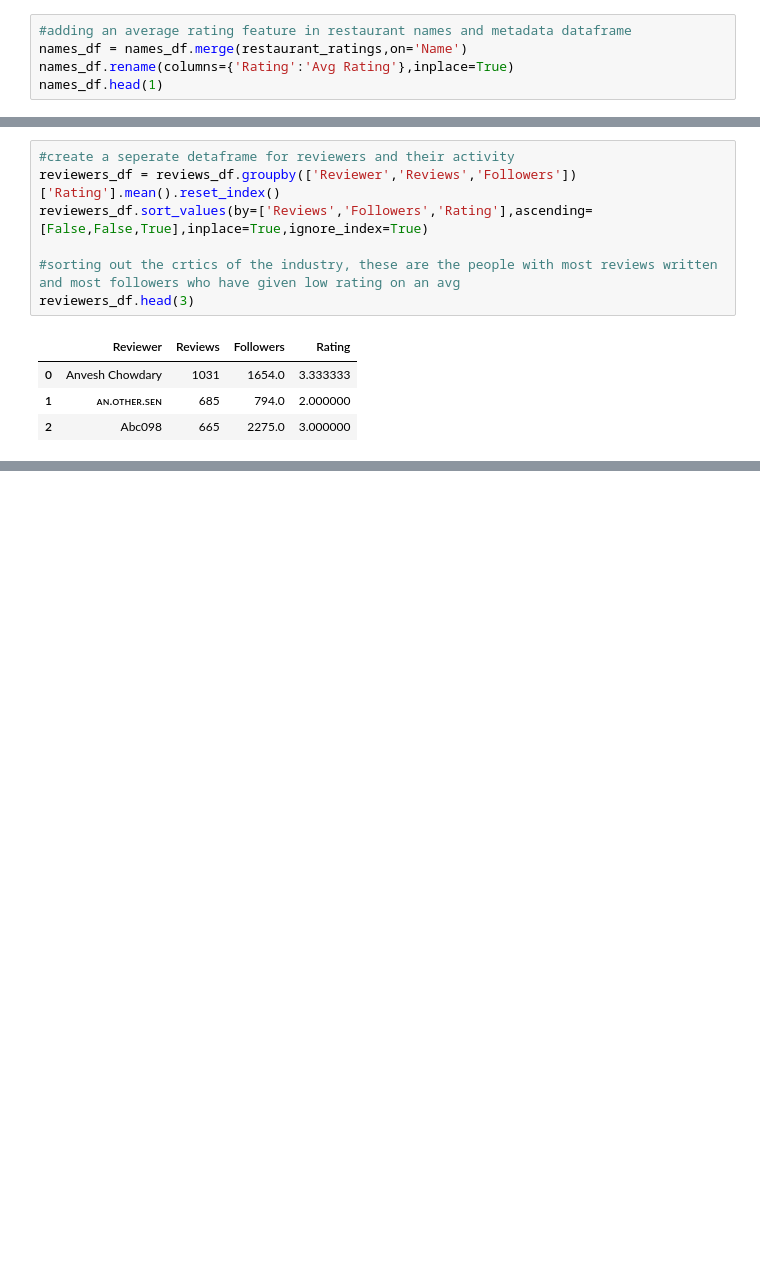
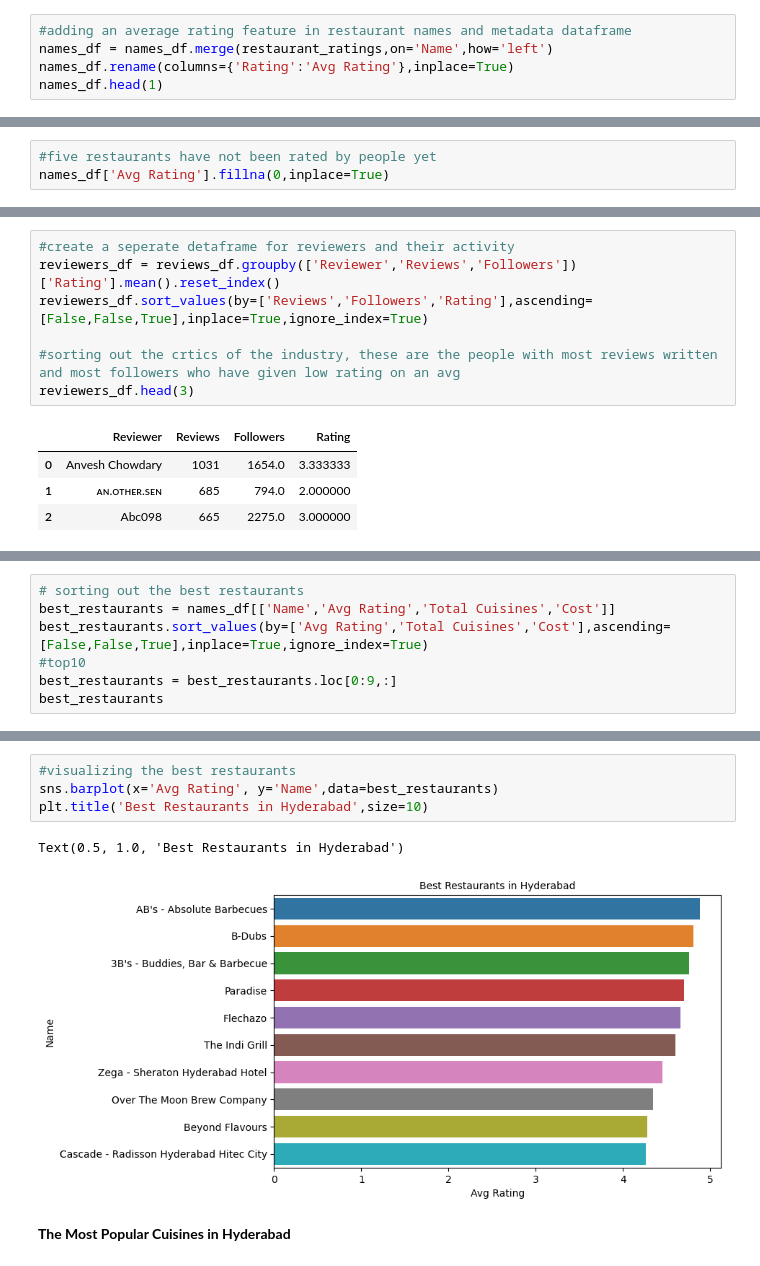
Before and after one commit to vithika-karan/Zomato-Restaurant-Clustering-and-Sentiment-Analysis, a Jupyter notebook: Zomato_Restaurant_Clustering_and_Sentiment_Analysis_Vithika_Karan.ipynb, the cells around one changed output, grey strips where cells are left out. Cells and saved outputs as stored; diff of their text form; blank space fills up the shorter version.

Commit message:
Exploratory Data Analysis 1

```diff
--- a/Zomato_Restaurant_Clustering_and_Sentiment_Analysis_Vithika_Karan.ipynb
+++ b/Zomato_Restaurant_Clustering_and_Sentiment_Analysis_Vithika_Karan.ipynb
@@ -469,7 +462,7 @@ restaurant_ratings.sort_values(by='Rating',ascending = False).head()
 | 35 | Flechazo | 4.66 |
 # %%
 #adding an average rating feature in restaurant names and metadata dataframe
-names_df = names_df.merge(restaurant_ratings,on='Name')
+names_df = names_df.merge(restaurant_ratings,on='Name',how='left')
 names_df.rename(columns={'Rating':'Avg Rating'},inplace=True)
 names_df.head(1)
 # %% [output]
@@ -478,3 +492,6 @@ names_df.head(1)
+# %%
+#five restaurants have not been rated by people yet
+names_df['Avg Rating'].fillna(0,inplace=True)
 # %% [markdown]
 ####**Zomato Restaurant Reviews**
 # %%
@@ -512,0 +546,7 @@ reviewers_df.head(3)
+# %%
+# sorting out the best restaurants
+best_restaurants = names_df[['Name','Avg Rating','Total Cuisines','Cost']]
+best_restaurants.sort_values(by=['Avg Rating','Total Cuisines','Cost'],ascending=[False,False,True],inplace=True,ignore_index=True)
+#top10
+best_restaurants = best_restaurants.loc[0:9,:]
+best_restaurants
@@ -512,0 +565,9 @@ reviewers_df.head(3)
+# %%
+#visualizing the best restaurants
+sns.barplot(x='Avg Rating', y='Name',data=best_restaurants)
+plt.title('Best Restaurants in Hyderabad',size=10)
+# %% [output]
+Text(0.5, 1.0, 'Best Restaurants in Hyderabad')
+[figure, added]
+# %% [markdown]
+**The Most Popular Cuisines in Hyderabad**
```
Also changed, not shown: parts of 15 cells of this notebook.
